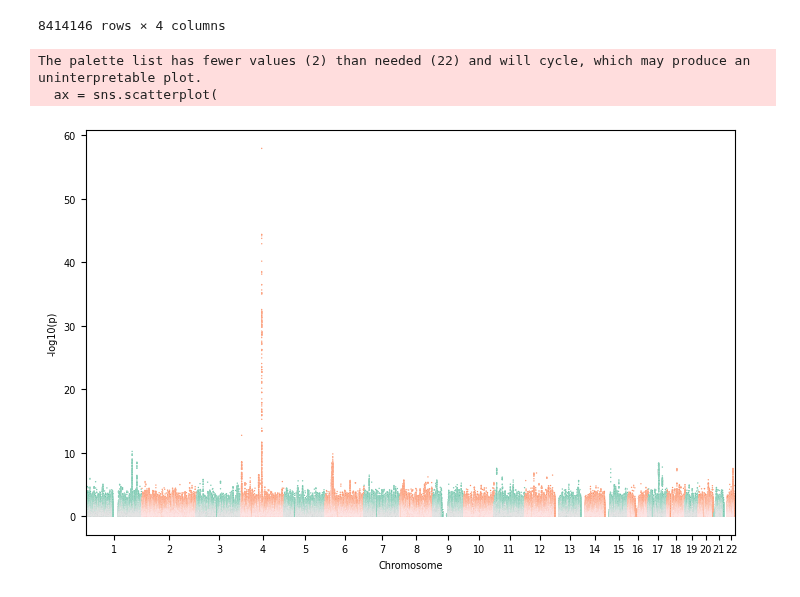
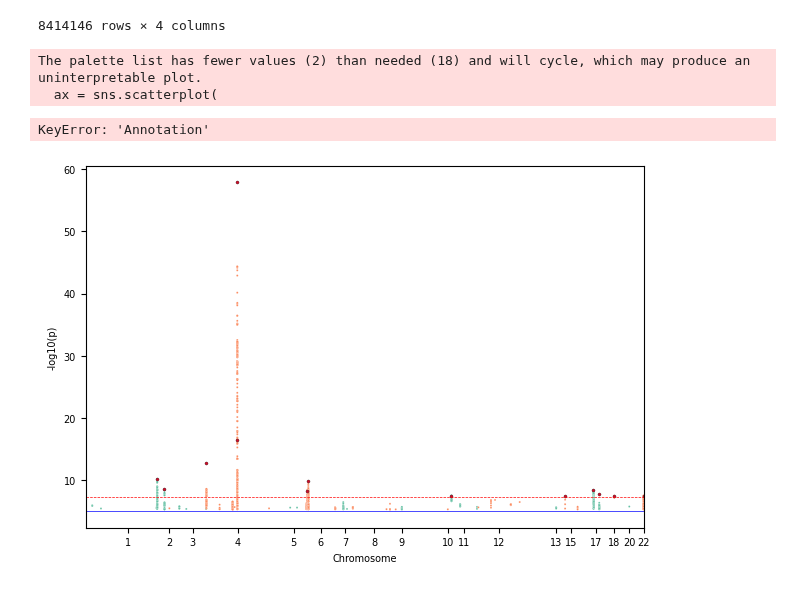
Before and after one commit to cge-tubingens/IDEAL-GENOM, a Jupyter notebook: viz_notebooks/manhattan.ipynb, the cells around one changed output. Cells and saved outputs as stored; diff of their text form; code cells hidden in the pictures.

```diff
--- a/viz_notebooks/manhattan.ipynb
+++ b/viz_notebooks/manhattan.ipynb
@@ -32,14 +32,24 @@ df_gwas
 | 8414144 | 22 | 50795915 | rs374867791 | 0.216359 |
 | 8414145 | 22 | 50799821 | rs149733995 | 0.997229 |
 8414146 rows × 4 columns
+# %%
+file_high = 'table_lead_SNPS_GWAS_glm_logistic_final_paper'
+df_high = pd.read_csv(
+    os.path.join(path_2_dir, file_high), sep='\t'
+)
+to_highlight = df_high['SNP'].tolist()
 # %%
-draw_manhattan(
-    data_df=df_gwas,
+test = draw_manhattan(
+    data_df=df_gwas[df_gwas['P'] < 5e-6],
     chr_col='#CHROM',
     pos_col='POS',
-    p_col='P'
+    p_col='P',
+    snp_col='ID',
+    to_highlight=to_highlight,
+    to_annotate=to_highlight,
 )
 # %% [output]
-The palette list has fewer values (2) than needed (22) and will cycle, which may produce an uninterpretable plot.
+The palette list has fewer values (2) than needed (18) and will cycle, which may produce an uninterpretable plot.
   ax = sns.scatterplot(
+KeyError: 'Annotation'
-[figure, old version]
+[figure, new version]
```
Also changed, not shown: parts of 1 cell of this notebook.
